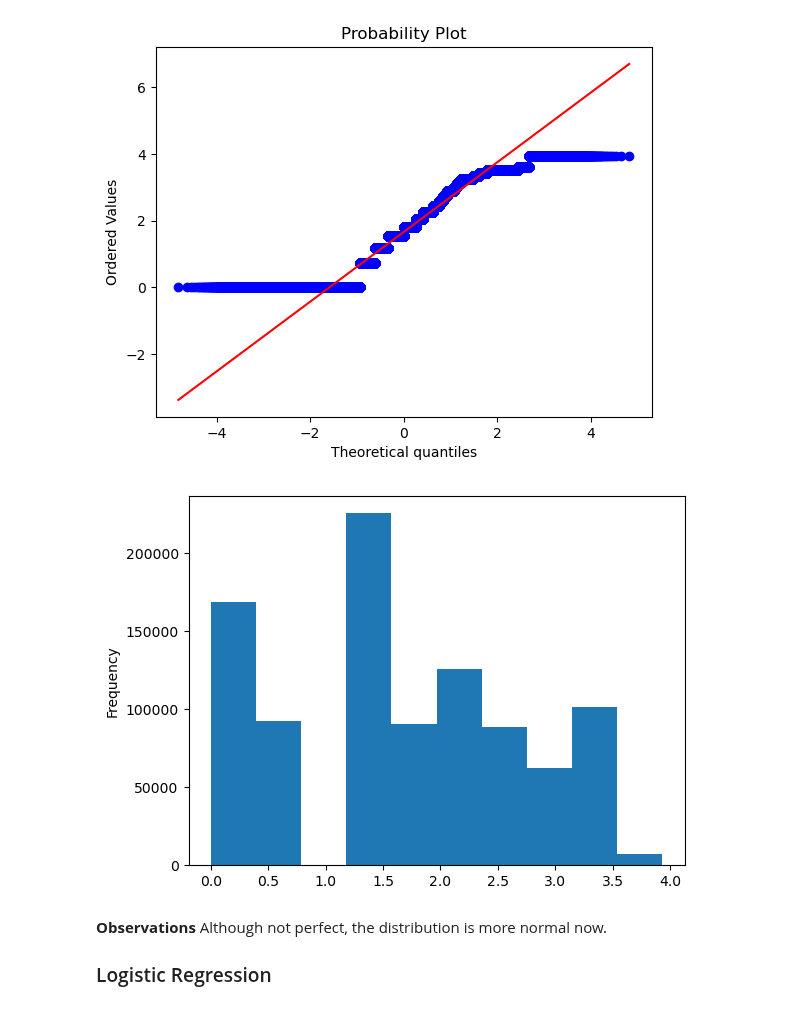
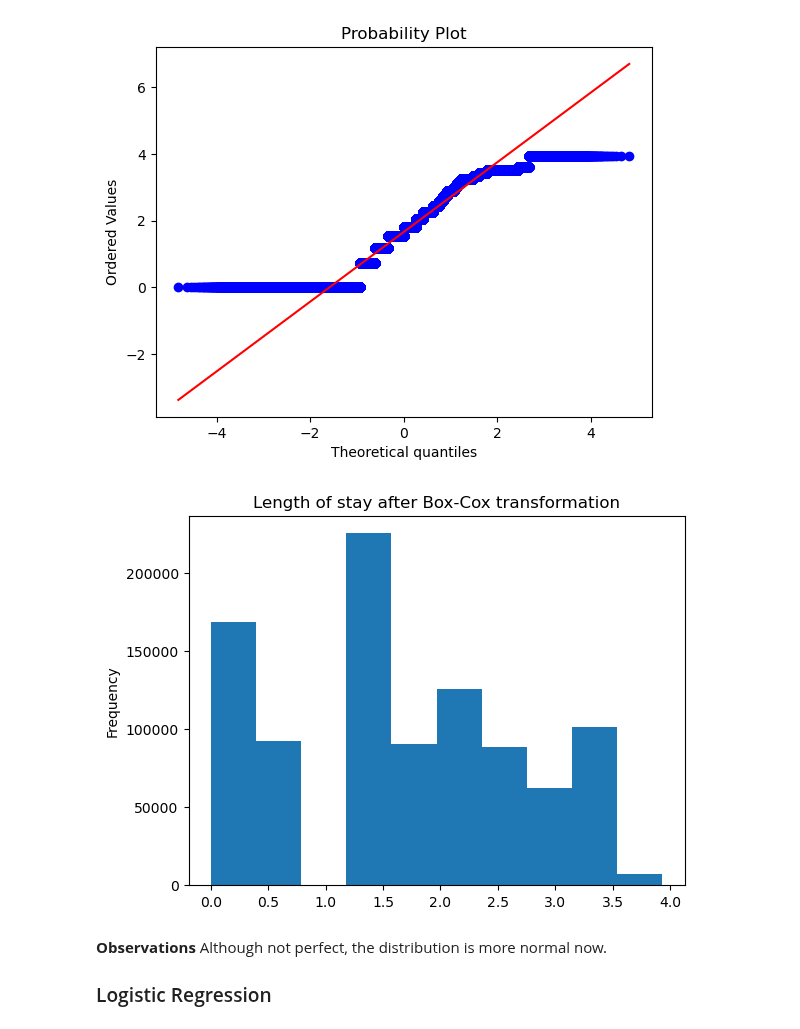
Before and after one commit to bizzfuzz/CHOP-comprehensive-hospital-outcome-prediction-system, a Jupyter notebook: models.ipynb, the cells around one changed output. Saved outputs shown, nothing was run; the diff lists cells and outputs as text; code cells hidden in the pictures.

```diff
--- a/models.ipynb
+++ b/models.ipynb
@@ -162,9 +166,10 @@ dfh.qqplot(model_df, "length_of_stay_boxcox")
 # %% [output]
 [figure]
 # %%
-model_df.length_of_stay_boxcox.plot(kind="hist");
+model_df.length_of_stay_boxcox.plot(kind="hist")
+plt.title("Length of stay after Box-Cox transformation");
 # %% [output]
-[figure, old version]
+[figure, new version]
 # %% [markdown]
 **Observations**
 Although not perfect, the distribution is more normal now.
```
Also changed, not shown: parts of 17 cells of this notebook.
